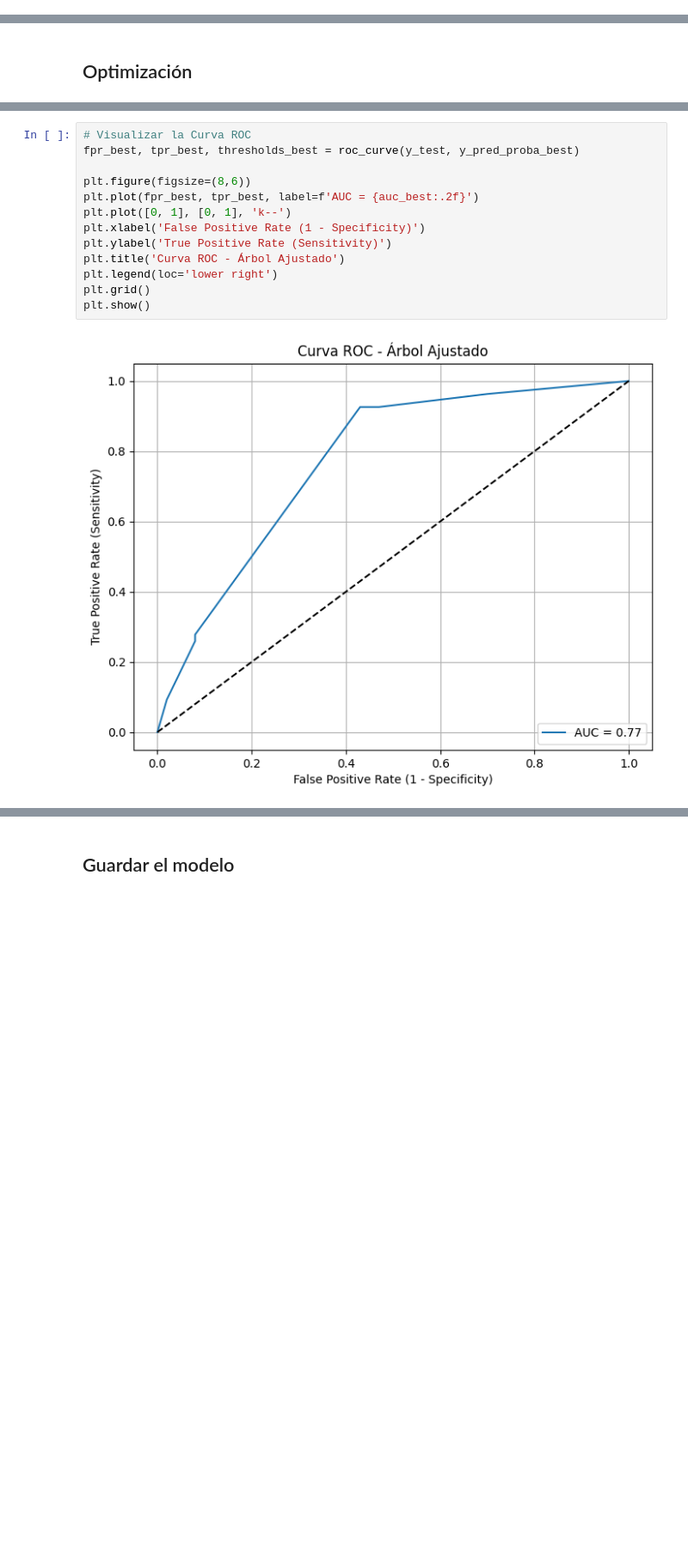
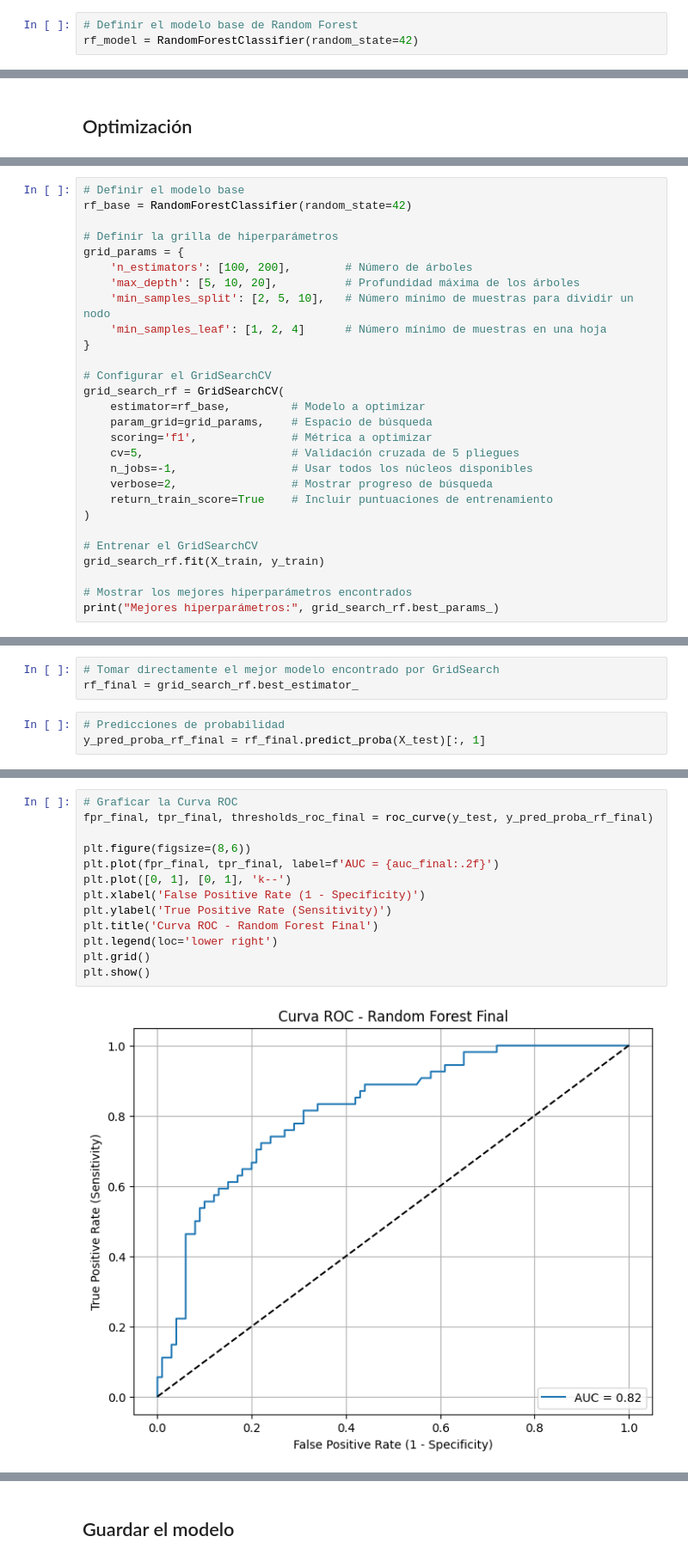
Before and after one commit to 4GeeksAcademy/efrainnalmeida-boosting-algorithms, a Jupyter notebook: src/explore.ipynb, the cells around one changed output, grey strips where cells are left out. Shown at 86% size. Drawn from its saved outputs; the diff is of its cells as text; blank space fills up the shorter version.

```diff
--- a/src/explore.ipynb
+++ b/src/explore.ipynb
@@ -273,4 +81,7 @@ y_test.head()
 3    1
 4    0
 Name: Outcome, dtype: int64
+# %%
+# Definir el modelo base de Random Forest
+rf_model = RandomForestClassifier(random_state=42)
 # %%
@@ -380,0 +202,28 @@ Mejores hiperparámetros: {'criterion': 'entropy', 'max_depth': 3, 'min_samples_
+# %%
+# Definir el modelo base
+rf_base = RandomForestClassifier(random_state=42)
+
+# Definir la grilla de hiperparámetros
+grid_params = {
+    'n_estimators': [100, 200],        # Número de árboles
+    'max_depth': [5, 10, 20],          # Profundidad máxima de los árboles
+    'min_samples_split': [2, 5, 10],   # Número mínimo de muestras para dividir un nodo
+    'min_samples_leaf': [1, 2, 4]      # Número mínimo de muestras en una hoja
+}
+
+# Configurar el GridSearchCV
+grid_search_rf = GridSearchCV(
+    estimator=rf_base,         # Modelo a optimizar
+    param_grid=grid_params,    # Espacio de búsqueda
+    scoring='f1',              # Métrica a optimizar
+    cv=5,                      # Validación cruzada de 5 pliegues
+    n_jobs=-1,                 # Usar todos los núcleos disponibles
+    verbose=2,                 # Mostrar progreso de búsqueda
+    return_train_score=True    # Incluir puntuaciones de entrenamiento
+)
+
+# Entrenar el GridSearchCV
+grid_search_rf.fit(X_train, y_train)
+
+# Mostrar los mejores hiperparámetros encontrados
+print("Mejores hiperparámetros:", grid_search_rf.best_params_)
@@ -380,0 +248,6 @@ Mejores hiperparámetros: {'criterion': 'entropy', 'max_depth': 3, 'min_samples_
+# %%
+# Tomar directamente el mejor modelo encontrado por GridSearch
+rf_final = grid_search_rf.best_estimator_
+# %%
+# Predicciones de probabilidad
+y_pred_proba_rf_final = rf_final.predict_proba(X_test)[:, 1]
@@ -412,15 +293,15 @@ print("------------------------------")
 # %%
-# Visualizar la Curva ROC
-fpr_best, tpr_best, thresholds_best = roc_curve(y_test, y_pred_proba_best)
+# Graficar la Curva ROC
+fpr_final, tpr_final, thresholds_roc_final = roc_curve(y_test, y_pred_proba_rf_final)
 
 plt.figure(figsize=(8,6))
-plt.plot(fpr_best, tpr_best, label=f'AUC = {auc_best:.2f}')
+plt.plot(fpr_final, tpr_final, label=f'AUC = {auc_final:.2f}')
 plt.plot([0, 1], [0, 1], 'k--')
 plt.xlabel('False Positive Rate (1 - Specificity)')
 plt.ylabel('True Positive Rate (Sensitivity)')
-plt.title('Curva ROC - Árbol Ajustado')
+plt.title('Curva ROC - Random Forest Final')
 plt.legend(loc='lower right')
 plt.grid()
 plt.show()
 # %% [output]
-[figure, old version]
+[figure, new version]
```
Also changed, not shown: parts of 47 cells of this notebook, 2 other files.
